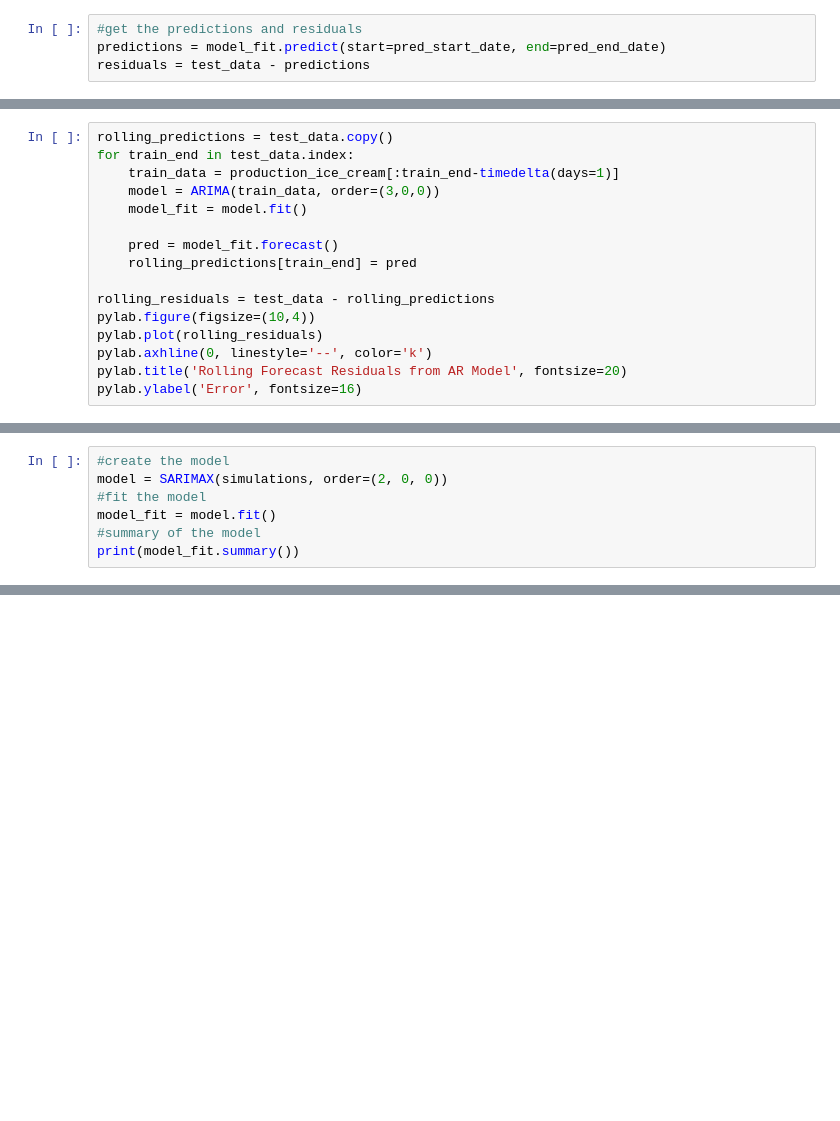
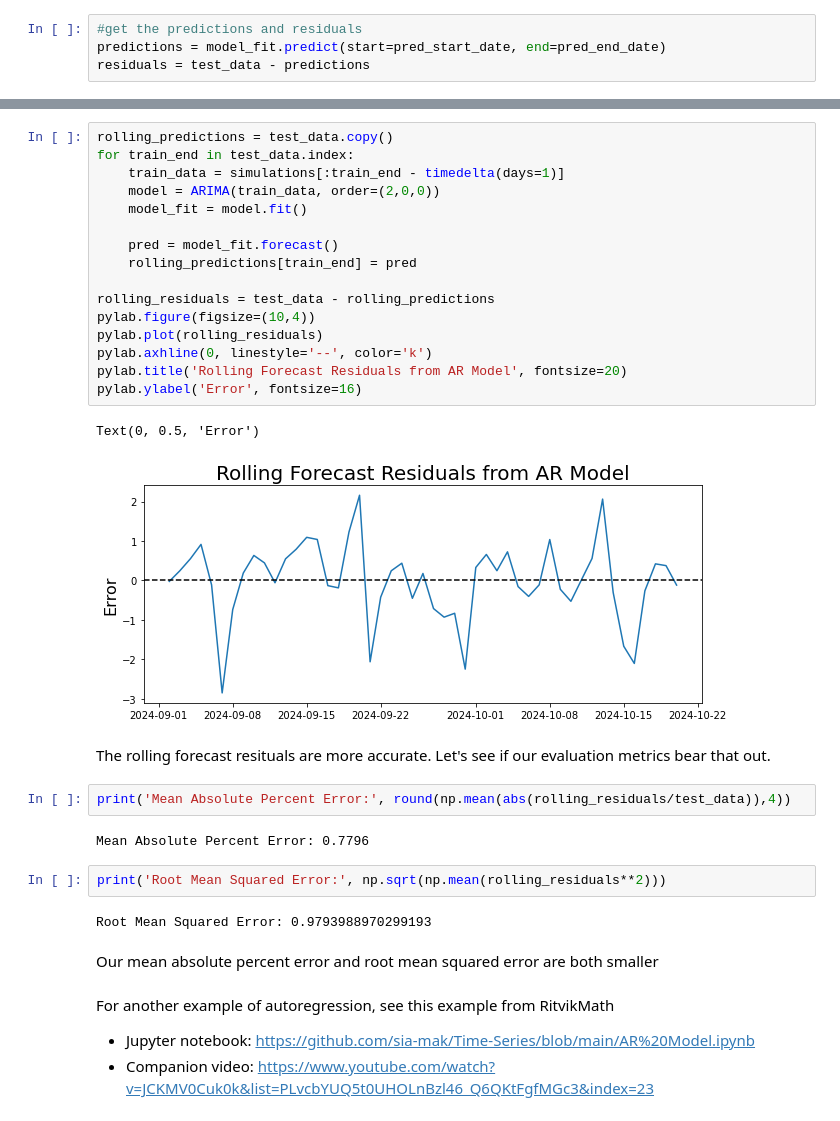
Before and after one commit to arjunc12/cmpinf2120-notebooks, a Jupyter notebook: Time-Series-Analysis/autoregression.ipynb, the cells around one changed output, grey strips where cells are left out. Drawn from its saved outputs; the diff is of its cells as text; blank space fills up the shorter version.

```diff
--- a/Time-Series-Analysis/autoregression.ipynb
+++ b/Time-Series-Analysis/autoregression.ipynb
@@ -132,16 +117,0 @@ for year in range(2019,2021):
-# %%
-rolling_predictions = test_data.copy()
-for train_end in test_data.index:
-    train_data = production_ice_cream[:train_end-timedelta(days=1)]
-    model = ARIMA(train_data, order=(3,0,0))
-    model_fit = model.fit()
-
-    pred = model_fit.forecast()
-    rolling_predictions[train_end] = pred
-
-rolling_residuals = test_data - rolling_predictions
-pylab.figure(figsize=(10,4))
-pylab.plot(rolling_residuals)
-pylab.axhline(0, linestyle='--', color='k')
-pylab.title('Rolling Forecast Residuals from AR Model', fontsize=20)
-pylab.ylabel('Error', fontsize=16)
@@ -193,7 +127,0 @@ pacf_plot = plot_pacf(simulations, method='ywm')
-# %%
-#create the model
-model = SARIMAX(simulations, order=(2, 0, 0))
-#fit the model
-model_fit = model.fit()
-#summary of the model
-print(model_fit.summary())
@@ -217,0 +130,35 @@ Warnings:
+# %%
+rolling_predictions = test_data.copy()
+for train_end in test_data.index:
+    train_data = simulations[:train_end - timedelta(days=1)]
+    model = ARIMA(train_data, order=(2,0,0))
+    model_fit = model.fit()
+
+    pred = model_fit.forecast()
+    rolling_predictions[train_end] = pred
+
+rolling_residuals = test_data - rolling_predictions
+pylab.figure(figsize=(10,4))
+pylab.plot(rolling_residuals)
+pylab.axhline(0, linestyle='--', color='k')
+pylab.title('Rolling Forecast Residuals from AR Model', fontsize=20)
+pylab.ylabel('Error', fontsize=16)
+# %% [output]
+Text(0, 0.5, 'Error')
+[figure, added]
+# %% [markdown]
+The rolling forecast resituals are more accurate. Let's see if our evaluation metrics bear that out.
+# %%
+print('Mean Absolute Percent Error:', round(np.mean(abs(rolling_residuals/test_data)),4))
+# %% [output]
+Mean Absolute Percent Error: 0.7796
+# %%
+print('Root Mean Squared Error:', np.sqrt(np.mean(rolling_residuals**2)))
+# %% [output]
+Root Mean Squared Error: 0.9793988970299193
+# %% [markdown]
+Our mean absolute percent error and root mean squared error are both smaller
+# %% [markdown]
+For another example of autoregression, see this example from RitvikMath
+- Jupyter notebook: https://github.com/sia-mak/Time-Series/blob/main/AR%20Model.ipynb
+- Companion video: https://www.youtube.com/watch?v=JCKMV0Cuk0k&list=PLvcbYUQ5t0UHOLnBzl46_Q6QKtFgfMGc3&index=23
```
Also changed, not shown: parts of 37 cells of this notebook.
